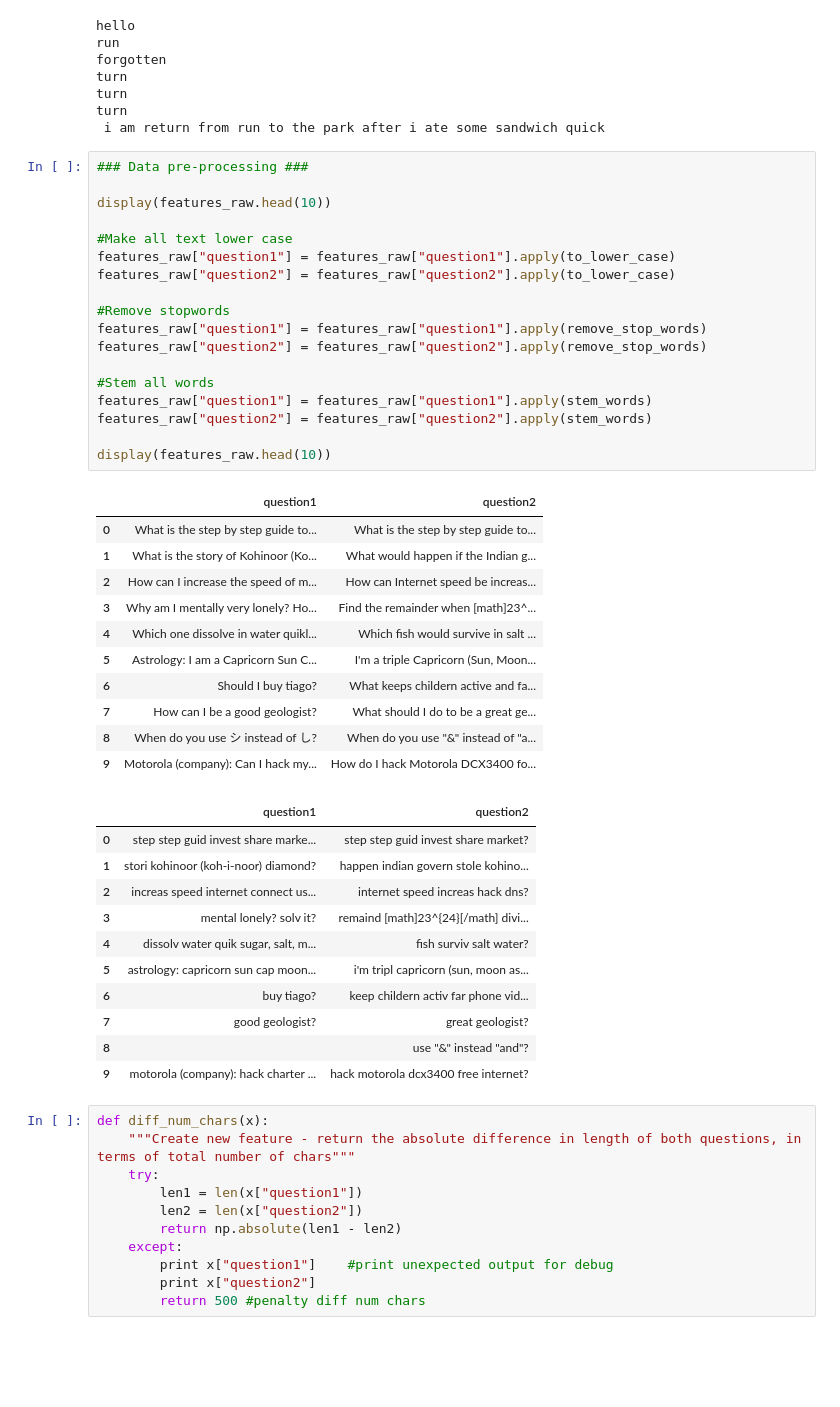
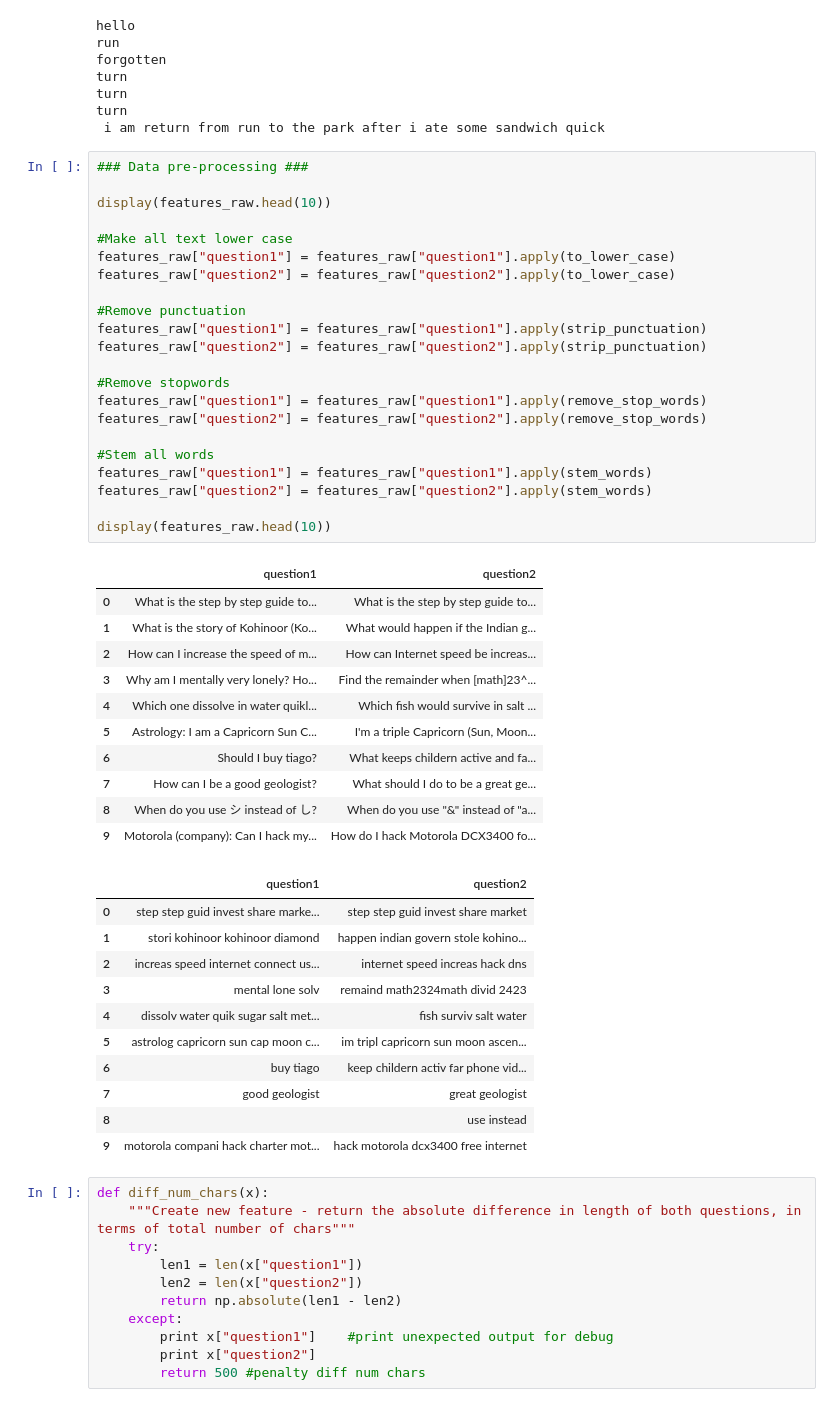
Before and after one commit to adammalpass/quora_duplicates, a Jupyter notebook: quora_duplicates.ipynb, the cells around one changed output. Drawn from its saved outputs; the diff is of its cells as text; blank space fills up the shorter version.

```diff
--- a/quora_duplicates.ipynb
+++ b/quora_duplicates.ipynb
@@ -187,43 +186,47 @@ turn
 ### Data pre-processing ###
 
 display(features_raw.head(10))
 
 #Make all text lower case
 features_raw["question1"] = features_raw["question1"].apply(to_lower_case)
 features_raw["question2"] = features_raw["question2"].apply(to_lower_case)
+
+#Remove punctuation
+features_raw["question1"] = features_raw["question1"].apply(strip_punctuation)
+features_raw["question2"] = features_raw["question2"].apply(strip_punctuation)
 
 #Remove stopwords
 features_raw["question1"] = features_raw["question1"].apply(remove_stop_words)
 features_raw["question2"] = features_raw["question2"].apply(remove_stop_words)
 
 #Stem all words
 features_raw["question1"] = features_raw["question1"].apply(stem_words)
 features_raw["question2"] = features_raw["question2"].apply(stem_words)
 
 display(features_raw.head(10))
 # %% [output]
 |  | question1 | question2 |
 | 0 | What is the step by step guide to... | What is the step by step guide to... |
 | 1 | What is the story of Kohinoor (Ko... | What would happen if the Indian g... |
 | 2 | How can I increase the speed of m... | How can Internet speed be increas... |
 | 3 | Why am I mentally very lonely? Ho... | Find the remainder when [math]23^... |
 | 4 | Which one dissolve in water quikl... | Which fish would survive in salt ... |
 | 5 | Astrology: I am a Capricorn Sun C... | I'm a triple Capricorn (Sun, Moon... |
 | 6 | Should I buy tiago? | What keeps childern active and fa... |
 | 7 | How can I be a good geologist? | What should I do to be a great ge... |
 | 8 | When do you use シ instead of し? | When do you use "&" instead of "a... |
 | 9 | Motorola (company): Can I hack my... | How do I hack Motorola DCX3400 fo... |
 |  | question1 | question2 |
-| 0 | step step guid invest share marke... | step step guid invest share market? |
-| 1 | stori kohinoor (koh-i-noor) diamond? | happen indian govern stole kohino... |
-| 2 | increas speed internet connect us... | internet speed increas hack dns? |
-| 3 | mental lonely? solv it? | remaind [math]23^{24}[/math] divi... |
-| 4 | dissolv water quik sugar, salt, m... | fish surviv salt water? |
-| 5 | astrology: capricorn sun cap moon... | i'm tripl capricorn (sun, moon as... |
-| 6 | buy tiago? | keep childern activ far phone vid... |
-| 7 | good geologist? | great geologist? |
-| 8 |  | use "&" instead "and"? |
-| 9 | motorola (company): hack charter ... | hack motorola dcx3400 free internet? |
+| 0 | step step guid invest share marke... | step step guid invest share market |
+| 1 | stori kohinoor kohinoor diamond | happen indian govern stole kohino... |
+| 2 | increas speed internet connect us... | internet speed increas hack dns |
+| 3 | mental lone solv | remaind math2324math divid 2423 |
+| 4 | dissolv water quik sugar salt met... | fish surviv salt water |
+| 5 | astrolog capricorn sun cap moon c... | im tripl capricorn sun moon ascen... |
+| 6 | buy tiago | keep childern activ far phone vid... |
+| 7 | good geologist | great geologist |
+| 8 |  | use instead |
+| 9 | motorola compani hack charter mot... | hack motorola dcx3400 free internet |
 # %%
 def diff_num_chars(x):
     """Create new feature - return the absolute difference in length of both questions, in terms of total number of chars"""
```
Also changed, not shown: parts of 15 cells of this notebook.
